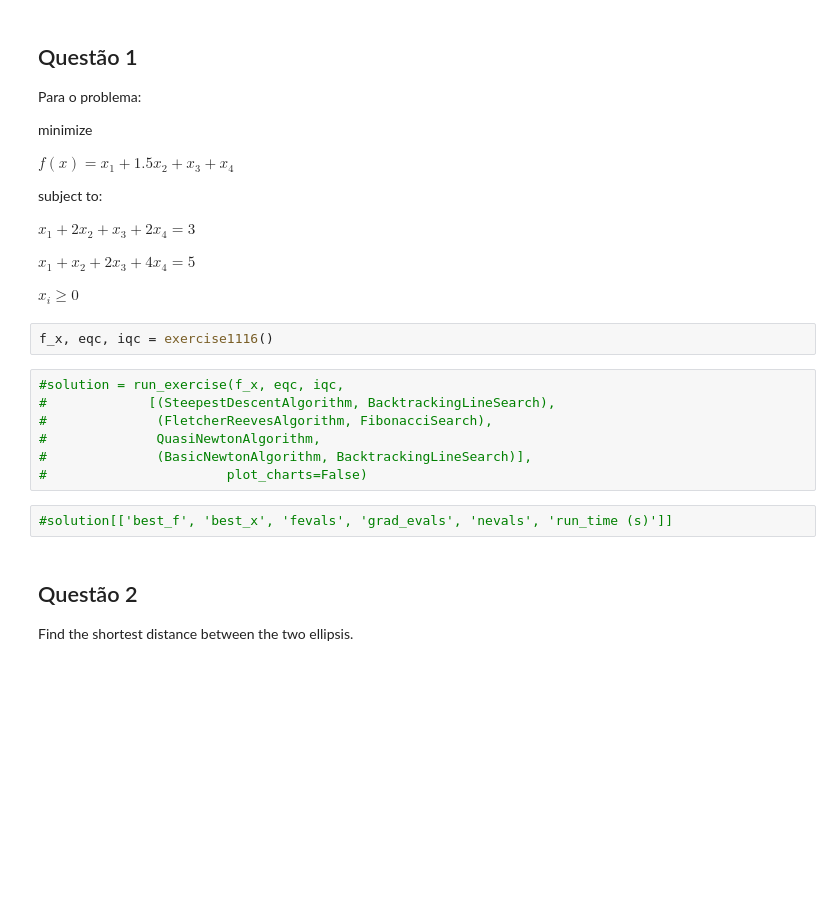
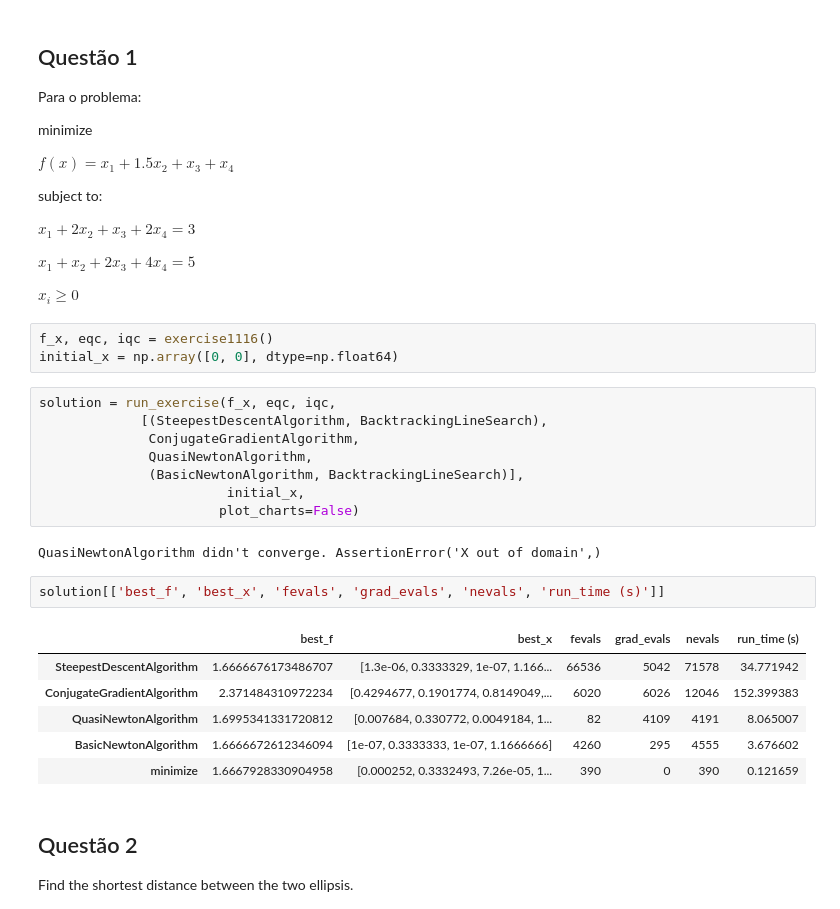
Before and after one commit to crucis/ConvexOptimization, a Jupyter notebook: Exercises/Lista4/Lista4.ipynb, the cells around one changed output. Saved outputs shown, nothing was run; the diff lists cells and outputs as text; blank space fills up the shorter version.

```diff
--- a/Exercises/Lista4/Lista4.ipynb
+++ b/Exercises/Lista4/Lista4.ipynb
@@ -45,15 +47,26 @@ $x_1 + x_2 + 2x_3 + 4x_4 = 5$
 $x_i \geq 0$
 # %%
 f_x, eqc, iqc = exercise1116()
+initial_x = np.array([0, 0], dtype=np.float64)
 # %%
-#solution = run_exercise(f_x, eqc, iqc,
-#             [(SteepestDescentAlgorithm, BacktrackingLineSearch),
-#              (FletcherReevesAlgorithm, FibonacciSearch),
-#              QuasiNewtonAlgorithm,
-#              (BasicNewtonAlgorithm, BacktrackingLineSearch)],
-#                       plot_charts=False)
+solution = run_exercise(f_x, eqc, iqc,
+             [(SteepestDescentAlgorithm, BacktrackingLineSearch),
+              ConjugateGradientAlgorithm,
+              QuasiNewtonAlgorithm,
+              (BasicNewtonAlgorithm, BacktrackingLineSearch)],
+                        initial_x,
+                       plot_charts=False)
+# %% [output]
+QuasiNewtonAlgorithm didn't converge. AssertionError('X out of domain',)
 # %%
-#solution[['best_f', 'best_x', 'fevals', 'grad_evals', 'nevals', 'run_time (s)']]
+solution[['best_f', 'best_x', 'fevals', 'grad_evals', 'nevals', 'run_time (s)']]
+# %% [output]
+|  | best_f | best_x | fevals | grad_evals | nevals | run_time (s) |
+| SteepestDescentAlgorithm | 1.6666676173486707 | [1.3e-06, 0.3333329, 1e-07, 1.166... | 66536 | 5042 | 71578 | 34.771942 |
+| ConjugateGradientAlgorithm | 2.371484310972234 | [0.4294677, 0.1901774, 0.8149049,... | 6020 | 6026 | 12046 | 152.399383 |
+| QuasiNewtonAlgorithm | 1.6995341331720812 | [0.007684, 0.330772, 0.0049184, 1... | 82 | 4109 | 4191 | 8.065007 |
+| BasicNewtonAlgorithm | 1.6666672612346094 | [1e-07, 0.3333333, 1e-07, 1.1666666] | 4260 | 295 | 4555 | 3.676602 |
+| minimize | 1.6667928330904958 | [0.000252, 0.3332493, 7.26e-05, 1... | 390 | 0 | 390 | 0.121659 |
 # %% [markdown]
 ## Questão 2
 
```
Also changed, not shown: parts of 14 cells of this notebook.
